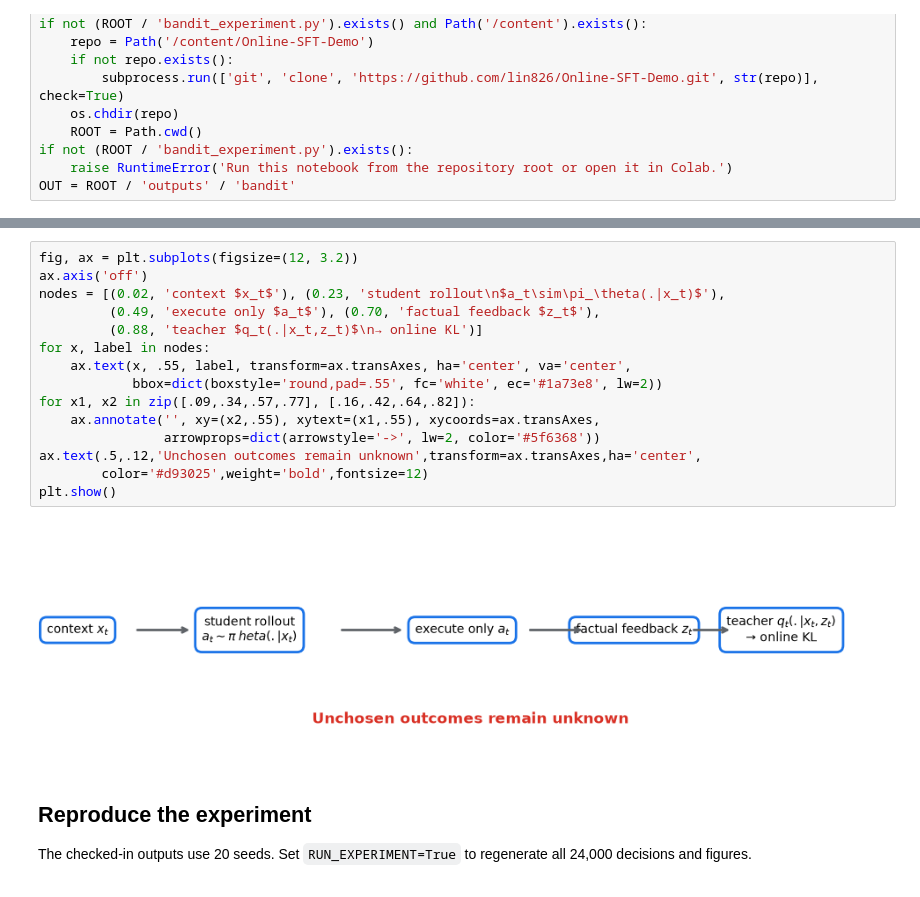
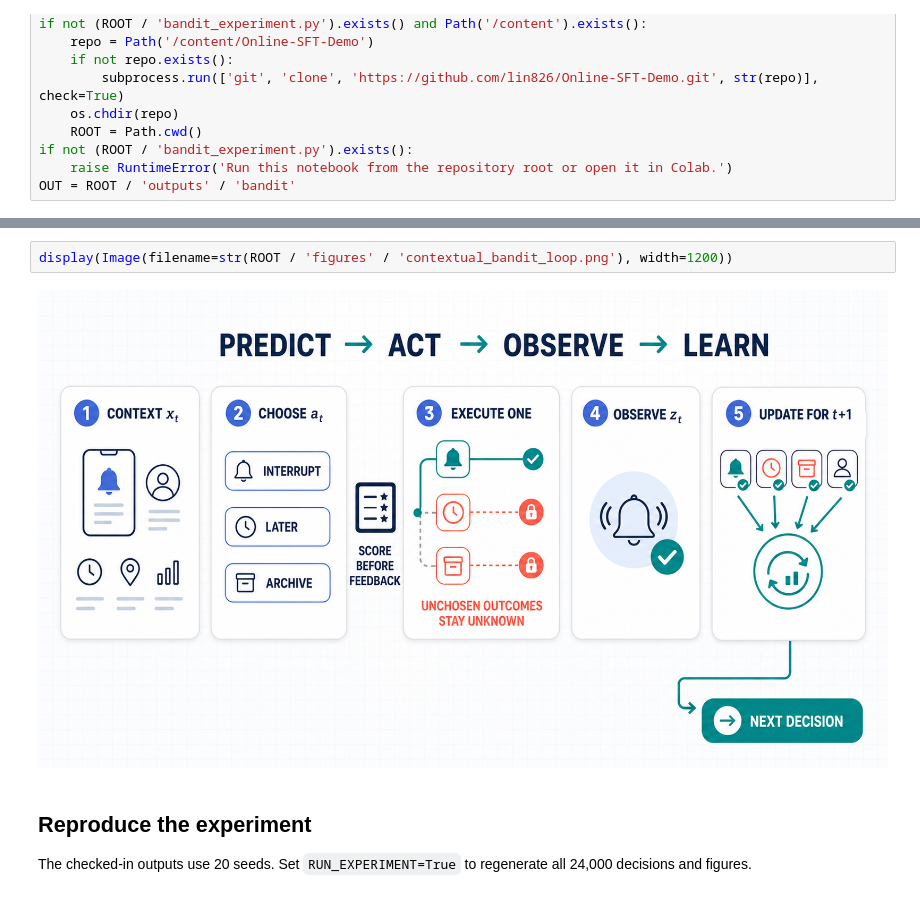
Before and after one commit to lin826/Online-SFT-Demo, a Jupyter notebook: online_sdft_bandit_demo.ipynb, the cells around one changed output, grey strips where cells are left out. Cells and saved outputs as stored; diff of their text form.

Commit message:
Clarify the online contextual-bandit setting

```diff
--- a/online_sdft_bandit_demo.ipynb
+++ b/online_sdft_bandit_demo.ipynb
@@ -29,20 +52,7 @@ If we choose **ARCHIVE**, no push exists. The user can later open the app organi
 # %%
-fig, ax = plt.subplots(figsize=(12, 3.2))
-ax.axis('off')
-nodes = [(0.02, 'context $x_t$'), (0.23, 'student rollout\n$a_t\sim\pi_\theta(.|x_t)$'),
-         (0.49, 'execute only $a_t$'), (0.70, 'factual feedback $z_t$'),
-         (0.88, 'teacher $q_t(.|x_t,z_t)$\n→ online KL')]
-for x, label in nodes:
-    ax.text(x, .55, label, transform=ax.transAxes, ha='center', va='center',
-            bbox=dict(boxstyle='round,pad=.55', fc='white', ec='#1a73e8', lw=2))
-for x1, x2 in zip([.09,.34,.57,.77], [.16,.42,.64,.82]):
-    ax.annotate('', xy=(x2,.55), xytext=(x1,.55), xycoords=ax.transAxes,
-                arrowprops=dict(arrowstyle='->', lw=2, color='#5f6368'))
-ax.text(.5,.12,'Unchosen outcomes remain unknown',transform=ax.transAxes,ha='center',
-        color='#d93025',weight='bold',fontsize=12)
-plt.show()
+display(Image(filename=str(ROOT / 'figures' / 'contextual_bandit_loop.png'), width=1200))
 # %% [output]
-[figure, old version]
+[figure, new version]
 # %% [markdown]
 ## Reproduce the experiment
 
```
Also changed, not shown: parts of 5 cells of this notebook, 2 other files.
